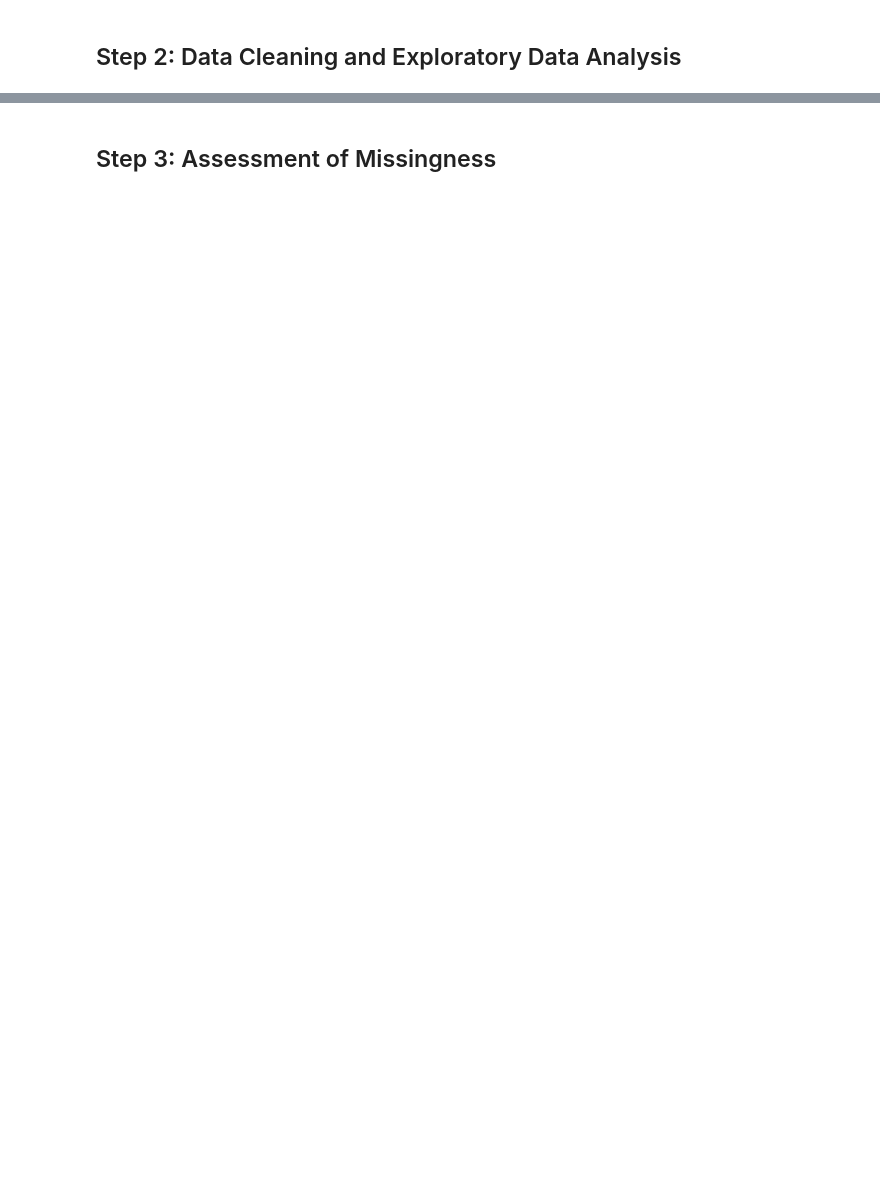
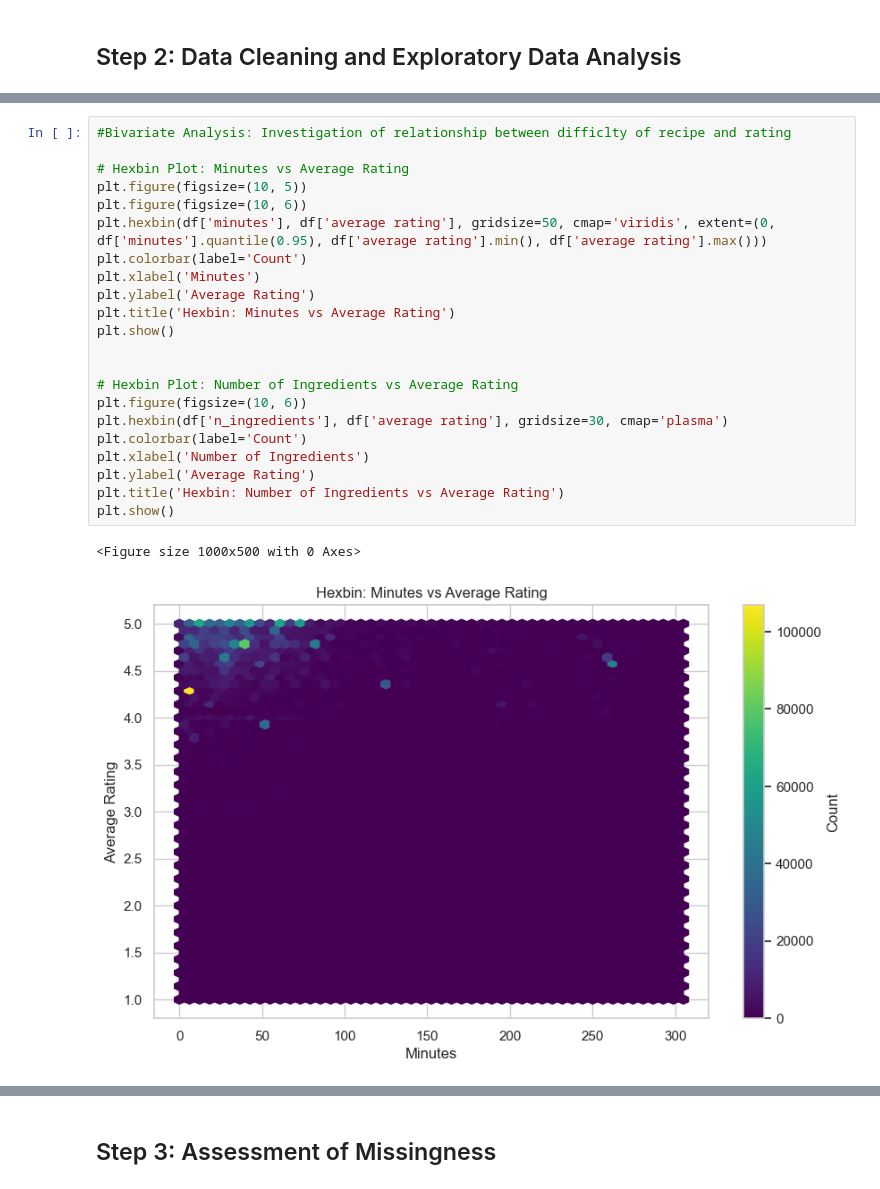
Before and after one commit to MEStevenson-7/DSC80-FinalProject, a Jupyter notebook: template.ipynb, the cells around one changed output, grey strips where cells are left out. Drawn from its saved outputs; the diff is of its cells as text; blank space fills up the shorter version.

```diff
--- a/template.ipynb
+++ b/template.ipynb
@@ -41,0 +198,25 @@ recipes
+# %%
+#Bivariate Analysis: Investigation of relationship between difficlty of recipe and rating
+
+# Hexbin Plot: Minutes vs Average Rating
+plt.figure(figsize=(10, 5))
+plt.figure(figsize=(10, 6))
+plt.hexbin(df['minutes'], df['average rating'], gridsize=50, cmap='viridis', extent=(0, df['minutes'].quantile(0.95), df['average rating'].min(), df['average rating'].max()))
+plt.colorbar(label='Count')
+plt.xlabel('Minutes')
+plt.ylabel('Average Rating')
+plt.title('Hexbin: Minutes vs Average Rating')
+plt.show()
+
+
+# Hexbin Plot: Number of Ingredients vs Average Rating
+plt.figure(figsize=(10, 6))
+plt.hexbin(df['n_ingredients'], df['average rating'], gridsize=30, cmap='plasma')
+plt.colorbar(label='Count')
+plt.xlabel('Number of Ingredients')
+plt.ylabel('Average Rating')
+plt.title('Hexbin: Number of Ingredients vs Average Rating')
+plt.show()
+# %% [output]
+<Figure size 1000x500 with 0 Axes>
+[figure, added]
```
Also changed, not shown: parts of 32 cells of this notebook.
